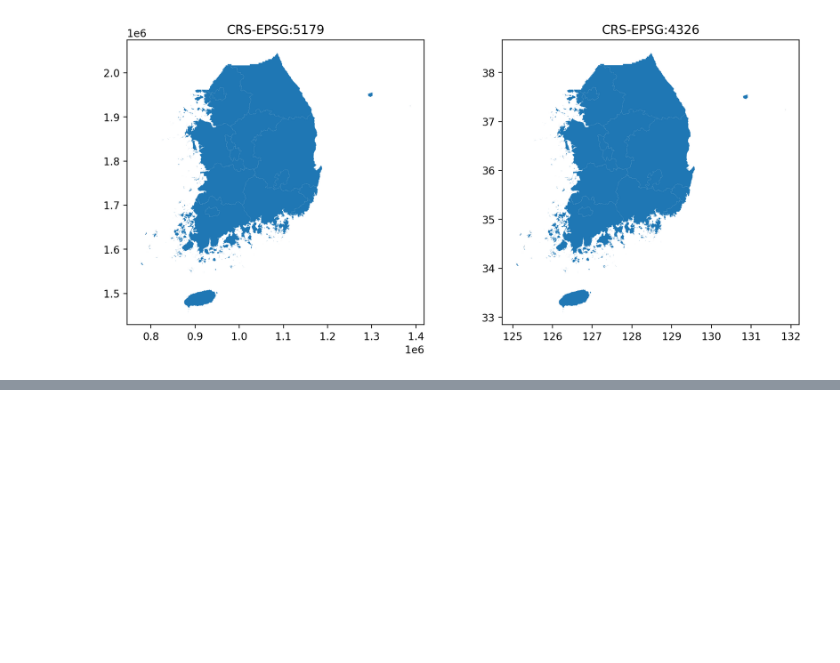
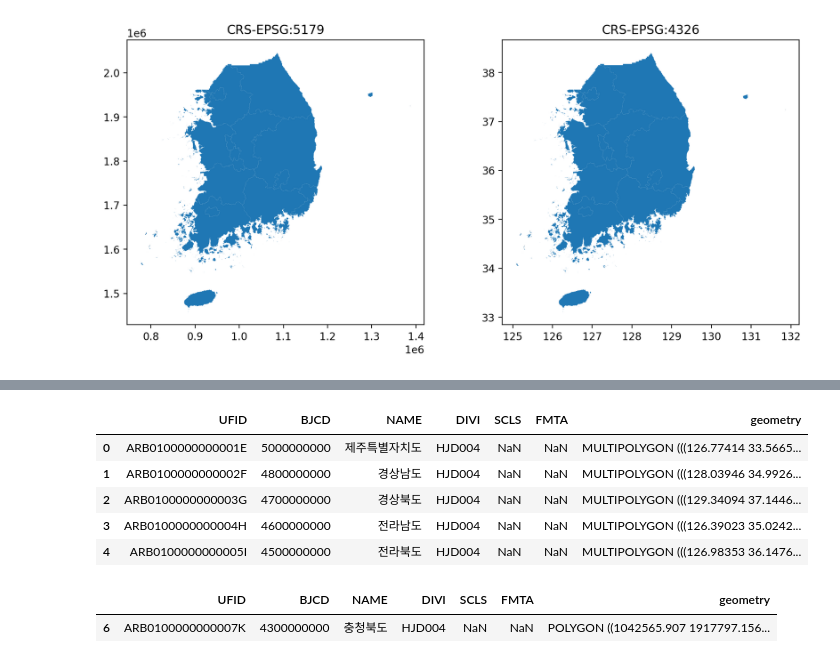
Before and after one commit to freemancho1/ai-projects, a Jupyter notebook: 60-GEOAI-GEOAIP39/14_crs_management.ipynb, the cells around one changed output, grey strips where cells are left out. Drawn from its saved outputs; the diff is of its cells as text; code cells hidden in the pictures; blank space fills up the shorter version.

```diff
--- a/60-GEOAI-GEOAIP39/14_crs_management.ipynb
+++ b/60-GEOAI-GEOAIP39/14_crs_management.ipynb
@@ -109,0 +119,14 @@ plt.show()
+# %%
+sido_gdf_epsg4326.head()
+# %% [output]
+|  | UFID | BJCD | NAME | DIVI | SCLS | FMTA | geometry |
+| 0 | ARB0100000000001E | 5000000000 | 제주특별자치도 | HJD004 | NaN | NaN | MULTIPOLYGON (((126.77414 33.5665... |
+| 1 | ARB0100000000002F | 4800000000 | 경상남도 | HJD004 | NaN | NaN | MULTIPOLYGON (((128.03946 34.9926... |
+| 2 | ARB0100000000003G | 4700000000 | 경상북도 | HJD004 | NaN | NaN | MULTIPOLYGON (((129.34094 37.1446... |
+| 3 | ARB0100000000004H | 4600000000 | 전라남도 | HJD004 | NaN | NaN | MULTIPOLYGON (((126.39023 35.0242... |
+| 4 | ARB0100000000005I | 4500000000 | 전라북도 | HJD004 | NaN | NaN | MULTIPOLYGON (((126.98353 36.1476... |
+# %%
+sido_gdf[sido_gdf['NAME']=='충청북도']
+# %% [output]
+|  | UFID | BJCD | NAME | DIVI | SCLS | FMTA | geometry |
+| 6 | ARB0100000000007K | 4300000000 | 충청북도 | HJD004 | NaN | NaN | POLYGON ((1042565.907 1917797.156... |
```
Also changed, not shown: parts of 1 cell of this notebook, 5 other files.
